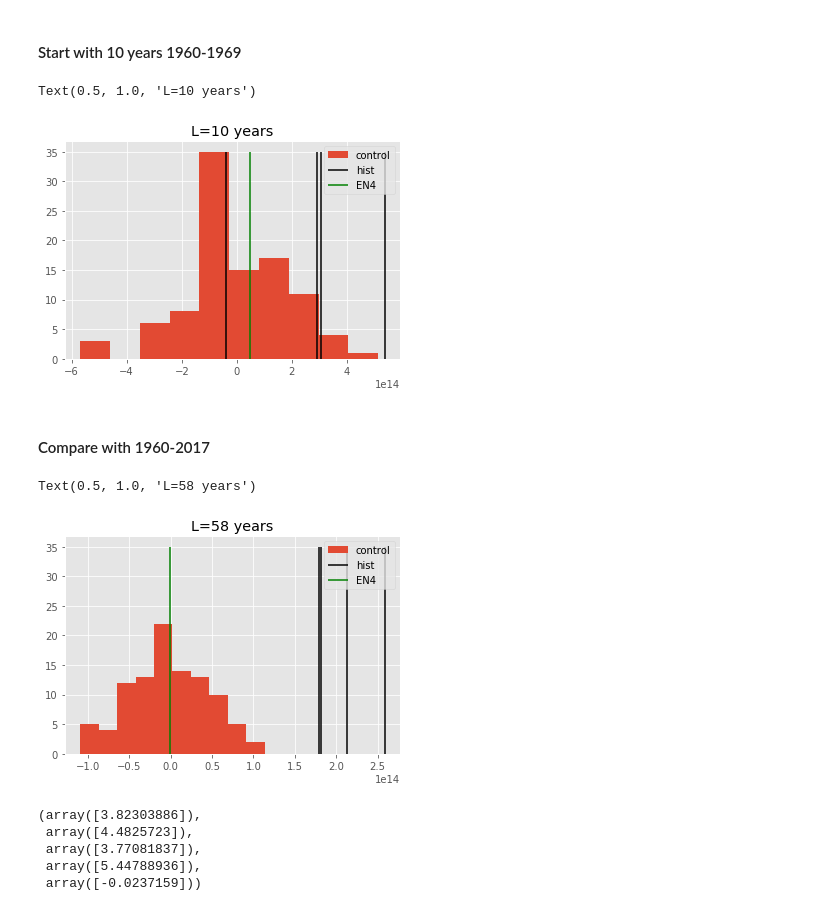
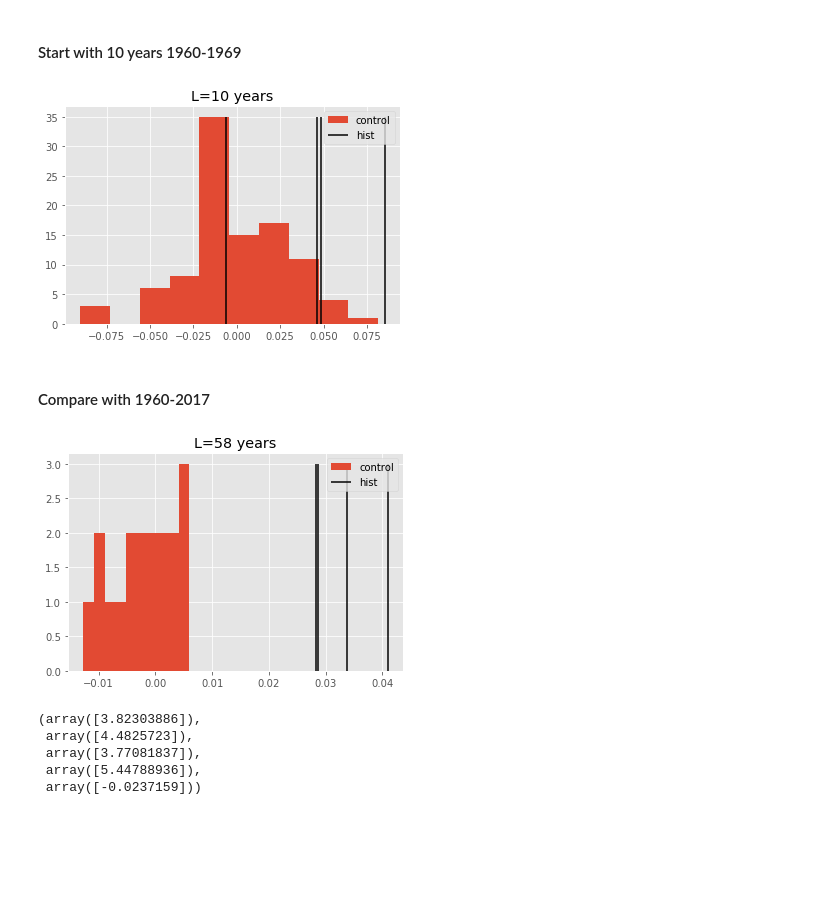
Before and after one commit to ysilvy/bin_TS, a Jupyter notebook: maquette_detection_CM5/fingerprint_projection.ipynb, the cells around one changed output. Saved outputs shown, nothing was run; the diff lists cells and outputs as text; code cells hidden in the pictures; blank space fills up the shorter version.

Commit message:
correction + adding figures

```diff
--- a/maquette_detection_CM5/fingerprint_projection.ipynb
+++ b/maquette_detection_CM5/fingerprint_projection.ipynb
@@ -42,10 +42,10 @@ V1_ano = V1.sel(time=slice(1960,2017)) - V1.sel(time=slice(1960,2017)).mean(dim=
 V2_ano = V2.sel(time=slice(1960,2017)) - V2.sel(time=slice(1960,2017)).mean(dim='time')
 V3_ano = V3.sel(time=slice(1960,2017)) - V3.sel(time=slice(1960,2017)).mean(dim='time')
 V4_ano = V4.sel(time=slice(1960,2017)) - V4.sel(time=slice(1960,2017)).mean(dim='time')
-Z1 = solver.projectField(V1_ano.stack(z=('so_bin', 'thetao_bin')),neofs=1)
-Z2 = solver.projectField(V2_ano.stack(z=('so_bin', 'thetao_bin')),neofs=1)
-Z3 = solver.projectField(V3_ano.stack(z=('so_bin', 'thetao_bin')),neofs=1)
-Z4 = solver.projectField(V4_ano.stack(z=('so_bin', 'thetao_bin')),neofs=1)
+Z1 = solver.projectField(V1_ano.stack(z=('so_bin', 'thetao_bin')),neofs=1,eofscaling=1)
+Z2 = solver.projectField(V2_ano.stack(z=('so_bin', 'thetao_bin')),neofs=1,eofscaling=1)
+Z3 = solver.projectField(V3_ano.stack(z=('so_bin', 'thetao_bin')),neofs=1,eofscaling=1)
+Z4 = solver.projectField(V4_ano.stack(z=('so_bin', 'thetao_bin')),neofs=1,eofscaling=1)
 # %% [markdown]
 ### Project EN4
 # %%
@@ -94,4 +114,4 @@ VpiC = xr.open_dataset(datadir+'volumeTS_dedrifted_global_0.02_0.2_IPSL-CM5A-LR_
 VpiC_ano = VpiC - VpiC.mean(dim='time')
 # %%
 # -- Project on leading EOF
-N = solver.projectField(VpiC_ano.stack(z=('so_bin', 'thetao_bin')),neofs=1)
+N = solver.projectField(VpiC_ano.stack(z=('so_bin', 'thetao_bin')),neofs=1,eofscaling=1)
@@ -121,15 +156,15 @@ SEN4 = np.polyfit(np.arange(1960,1970), ZEN4.sel(time=slice('1960','1969')), 1)[
 # %%
 plt.hist(Ntrends,label='control')
 plt.vlines(S1,ymin=0,ymax=35,label='hist')
 plt.vlines(S2,ymin=0,ymax=35)
 plt.vlines(S3,ymin=0,ymax=35)
 plt.vlines(S4,ymin=0,ymax=35)
-plt.vlines(SEN4,ymin=0,ymax=35,label='EN4',color='green')
+# plt.vlines(SEN4,ymin=0,ymax=35,label='EN4',color='green')
 plt.legend()
 plt.title('L=10 years')
+# plt.savefig('Trends_10years.png',dpi=100)
 # %% [output]
-Text(0.5, 1.0, 'L=10 years')
-[figure, old version]
+[figure, new version]
 # %% [markdown]
 #### Compare with 1960-2017
 # %%
@@ -152,17 +187,17 @@ S4 = np.polyfit(Z4.time, Z4, 1)[0]
 # -- Trend in EN4
 SEN4 = np.polyfit(np.arange(1960,2018), ZEN4, 1)[0]
 # %%
-plt.hist(Ntrends,label='control')
-plt.vlines(S1,ymin=0,ymax=35,label='hist')
-plt.vlines(S2,ymin=0,ymax=35)
-plt.vlines(S3,ymin=0,ymax=35)
-plt.vlines(S4,ymin=0,ymax=35)
-plt.vlines(SEN4,ymin=0,ymax=35,label='EN4',color='green')
+h = plt.hist(Ntrends,label='control')
+plt.vlines(S1,ymin=0,ymax=max(h[0]),label='hist')
+plt.vlines(S2,ymin=0,ymax=max(h[0]))
+plt.vlines(S3,ymin=0,ymax=max(h[0]))
+plt.vlines(S4,ymin=0,ymax=max(h[0]))
+# plt.vlines(SEN4,ymin=0,ymax=35,label='EN4',color='green')
 plt.legend()
 plt.title('L=58 years')
+plt.savefig('Trends_58years.png',dpi=100)
 # %% [output]
-Text(0.5, 1.0, 'L=58 years')
-[figure, old version]
+[figure, new version]
 # %%
 sigma = Ntrends.std()
 # %%
```
Also changed, not shown: parts of 9 cells of this notebook.
